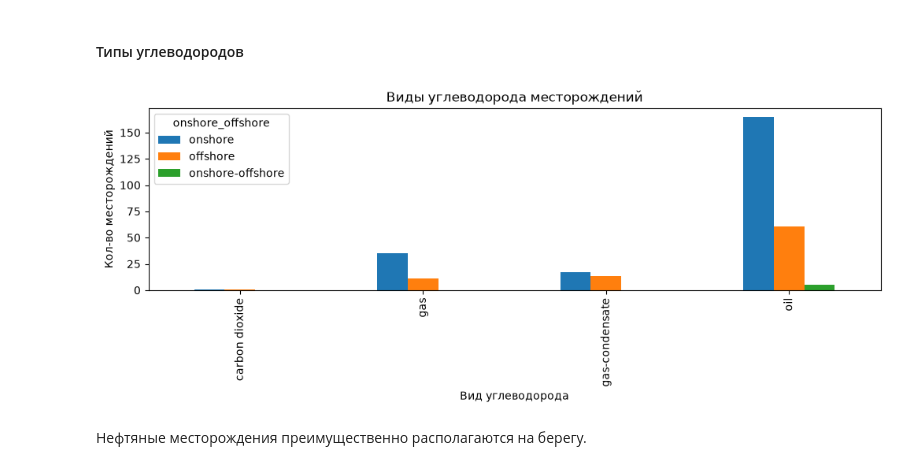
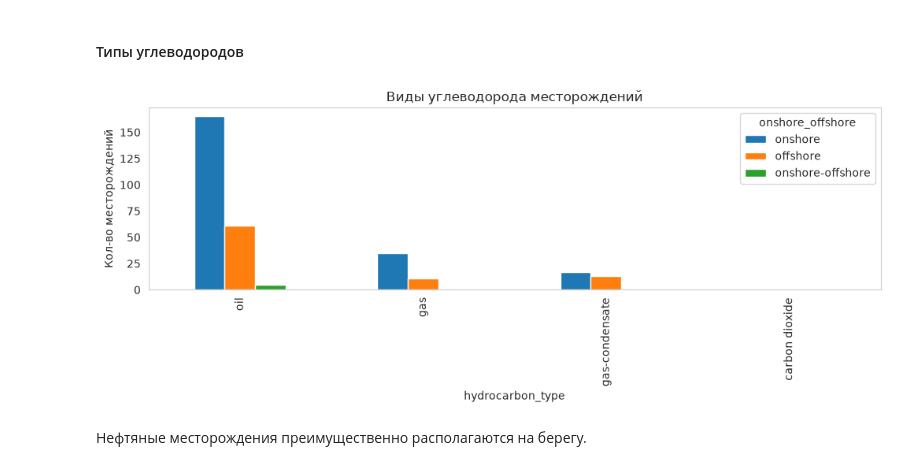
Before and after one commit to AlekseiAgarkov/classification-of-oil-and-gas, a Jupyter notebook: notebooks/eda.ipynb, the cells around one changed output. Cells and saved outputs as stored; diff of their text form; code cells hidden in the pictures.

```diff
--- a/notebooks/eda.ipynb
+++ b/notebooks/eda.ipynb
@@ -253,9 +271,10 @@ display(HTML(missing_coordinates.to_html()))
 | 28 | barque | leman sandstone | 53.6005 | 1.6003 | https://www.gem.wiki/Barque_Oil_a... |  |
 | 29 | yakin | balikpapan (yakin) | -0.9300 | 117.4500 | https://archives.datapages.com/da... | Yakin Complex находится во райне ... |
 # %%
-train_oil_df_filled = train_oil_df.merge(missing_coordinates[["field_name", "reservoir_unit", "latitude", "longitude"]],
-                                         on=["field_name", "reservoir_unit"],
-                                         how='left', suffixes=('', '_fill'))
+train_oil_df_filled = train_oil_df.merge(
+    missing_coordinates[["field_name", "reservoir_unit", "latitude", "longitude"]],
+    on=["field_name", "reservoir_unit"],
+    how='left', suffixes=('', '_fill'))
 train_oil_df_filled['latitude'] = train_oil_df_filled['latitude'].fillna(train_oil_df_filled['latitude_fill'])
 train_oil_df_filled['longitude'] = train_oil_df_filled['longitude'].fillna(train_oil_df_filled['longitude_fill'])
 train_oil_df_filled.drop(columns=['latitude_fill', 'longitude_fill'], inplace=True)
@@ -266,0 +289,9 @@ dtype: int64
+# %%
+missing_basins = pd.read_csv("../data/missing_basins.csv")
+# %%
+train_oil_df_filled = train_oil_df_filled.merge(missing_basins[["basin_name", "field_name", "reservoir_unit"]],
+                                                on=["field_name", "reservoir_unit"],
+                                                how='left', suffixes=('', '_fill'))
+train_oil_df_filled['basin_name'] = train_oil_df_filled['basin_name'].fillna(train_oil_df_filled['basin_name_fill'])
+train_oil_df_filled.drop(columns=['basin_name_fill'], inplace=True)
+train_oil_df_filled[['basin_name']].isna().sum()
@@ -716,7 +806,8 @@ gdf.groupby(['onshore_offshore', 'basin_location']).size().reset_index(name='cou
 Рассмотрим данные о бассейне, которые мы загрузили в ноутбуке [load_basins_data](load_basins_data.ipynb).
 # %%
 basins_mapped = pd.read_csv("../data/basins_mapped.csv")
-basins_mapped = basins_mapped.drop(basins_mapped[basins_mapped['basin_name'] == 'unknown'].index).reset_index(drop=True).to_dict("records")
+basins_mapped = basins_mapped.drop(basins_mapped[basins_mapped['basin_name'] == 'unknown'].index).reset_index(
+    drop=True).to_dict("records")
 external_location_map = {b['basin_name']: b['location'] for b in basins_mapped}
 # %%
 basin_location_map_combined = construct_basin_location_mapper_with_external(basin_location, external_location_map)
@@ -801,11 +881,9 @@ plt.show()
 # %% [markdown]
 #### Типы углеводородов
 # %%
-hydrocarbons_ct = pd.crosstab(gdf['hydrocarbon_type'], gdf['onshore_offshore'])[['onshore', 'offshore', 'onshore-offshore']]
-hydrocarbons_ct.plot(kind='bar', figsize=(12, 3), xlabel='Вид углеводорода', ylabel='Кол-во месторождений', title='Виды углеводорода месторождений')
-plt.show()
+plot_ct(gdf, 'hydrocarbon_type', 'Виды углеводорода месторождений')
 # %% [output]
-[figure, old version]
+[figure, new version]
 # %% [markdown]
 Нефтяные месторождения преимущественно располагаются на берегу.
 # %% [markdown]
```
Also changed, not shown: parts of 62 cells of this notebook, 2 other files.
